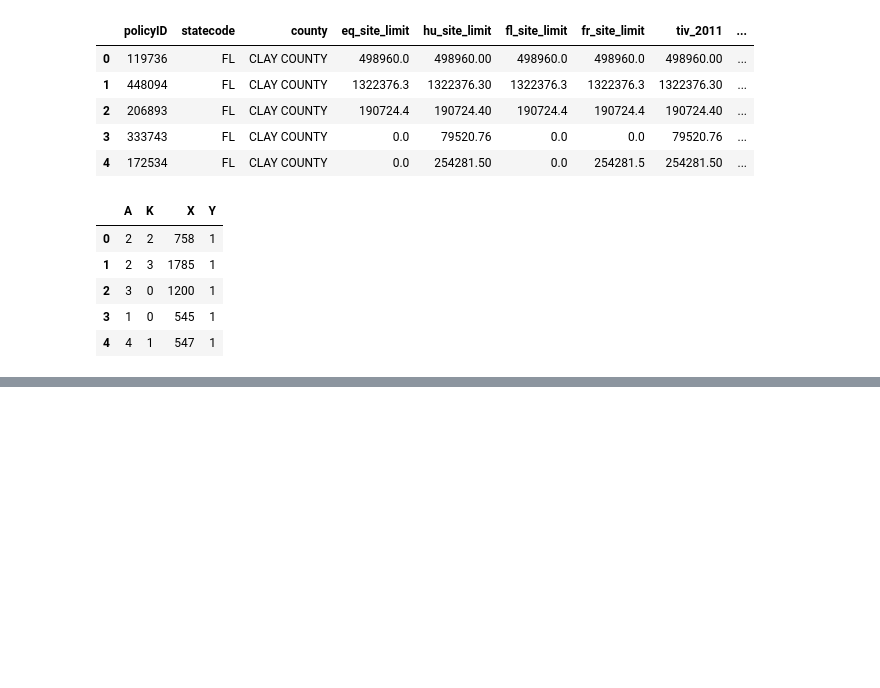
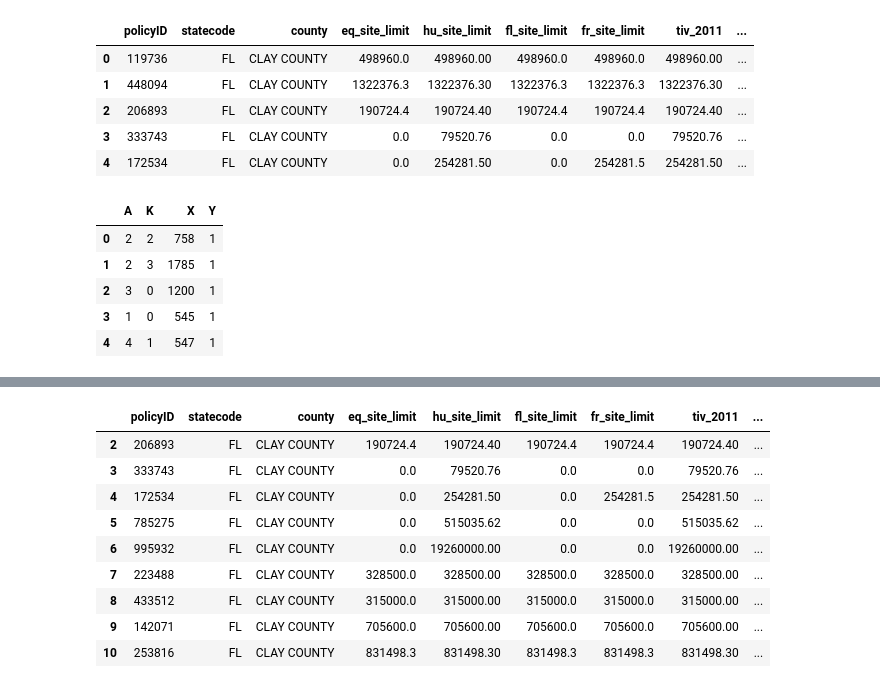
Before and after one commit to Deepak-Marichi/python-101, a Jupyter notebook: python-101.ipynb, the cells around one changed output, grey strips where cells are left out. Drawn from its saved outputs; the diff is of its cells as text; code cells hidden in the pictures; blank space fills up the shorter version.

```diff
--- a/python-101.ipynb
+++ b/python-101.ipynb
@@ -216,0 +330,13 @@ df1.head()
+# %%
+df.iloc[2:11]
+# %% [output]
+|  | policyID | statecode | county | eq_site_limit | hu_site_limit | fl_site_limit | fr_site_limit | tiv_2011 | ... |
+| 2 | 206893 | FL | CLAY COUNTY | 190724.4 | 190724.40 | 190724.4 | 190724.4 | 190724.40 | ... |
+| 3 | 333743 | FL | CLAY COUNTY | 0.0 | 79520.76 | 0.0 | 0.0 | 79520.76 | ... |
+| 4 | 172534 | FL | CLAY COUNTY | 0.0 | 254281.50 | 0.0 | 254281.5 | 254281.50 | ... |
+| 5 | 785275 | FL | CLAY COUNTY | 0.0 | 515035.62 | 0.0 | 0.0 | 515035.62 | ... |
+| 6 | 995932 | FL | CLAY COUNTY | 0.0 | 19260000.00 | 0.0 | 0.0 | 19260000.00 | ... |
+| 7 | 223488 | FL | CLAY COUNTY | 328500.0 | 328500.00 | 328500.0 | 328500.0 | 328500.00 | ... |
+| 8 | 433512 | FL | CLAY COUNTY | 315000.0 | 315000.00 | 315000.0 | 315000.0 | 315000.00 | ... |
+| 9 | 142071 | FL | CLAY COUNTY | 705600.0 | 705600.00 | 705600.0 | 705600.0 | 705600.00 | ... |
+| 10 | 253816 | FL | CLAY COUNTY | 831498.3 | 831498.30 | 831498.3 | 831498.3 | 831498.30 | ... |
```
Also changed, not shown: parts of 23 cells of this notebook, 1 other file.
